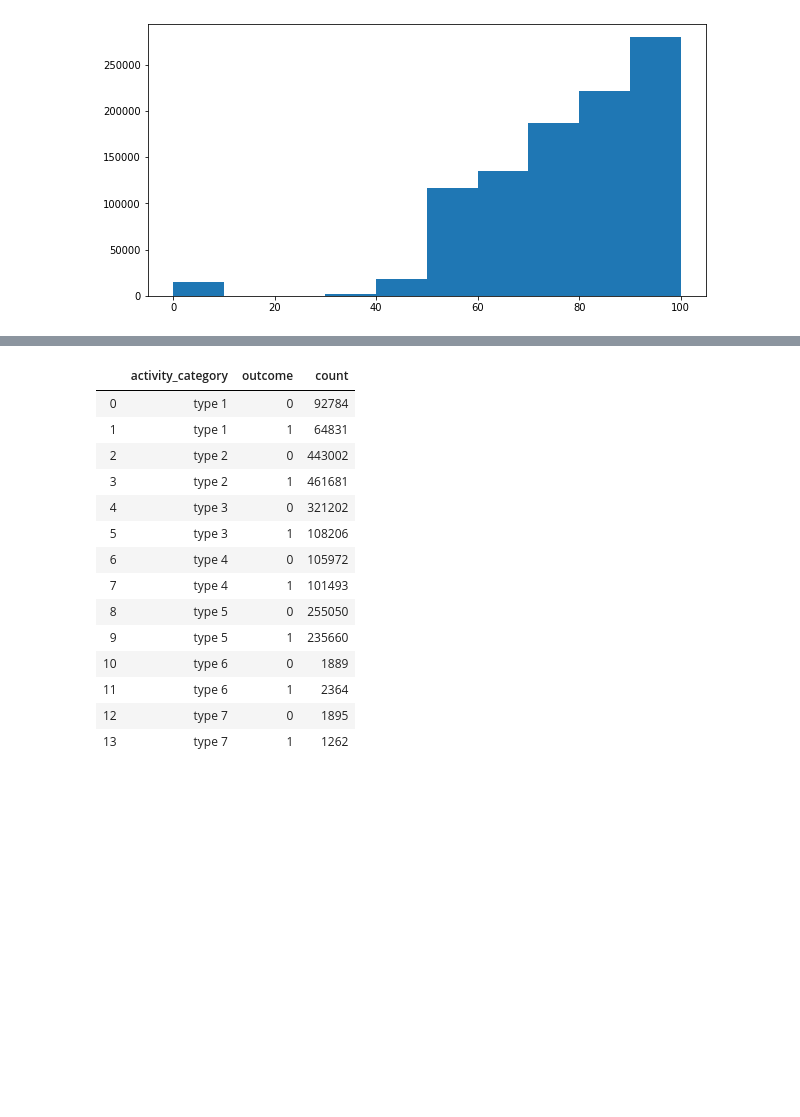
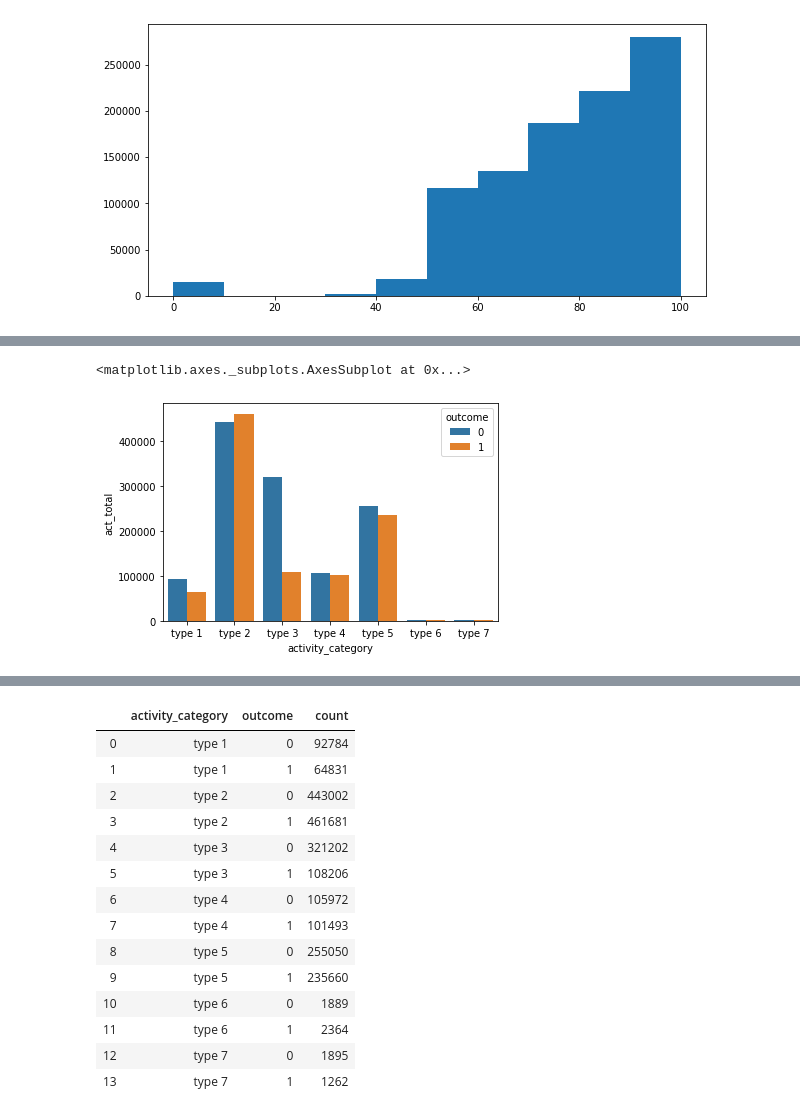
Before and after one commit to khwajajalal/Capstone3-Red_hat_business_value, a Jupyter notebook: red_hat.ipynb, the cells around one changed output, grey strips where cells are left out. Cells and saved outputs as stored; diff of their text form; code cells hidden in the pictures; blank space fills up the shorter version.

```diff
--- a/red_hat.ipynb
+++ b/red_hat.ipynb
@@ -262,0 +223,5 @@ ac.groupby(['activity_category','outcome'])['char_1','char_2', 'char_3', 'char_4
+# %%
+ac_pl_merge_perc = ac_pl_merge.groupby(['activity_category','outcome'])['act_char_1','act_char_2', 'act_char_3', 'act_char_4', 'act_char_5', 'act_char_6', 'act_char_7', 'act_char_8',
+       'act_char_9', 'act_char_10'].count().reset_index()
+ac_pl_merge_perc['act_total'] = ac_pl_merge_perc['act_char_9'] + ac_pl_merge_perc['act_char_10']
+ac_pl_merge_perc
@@ -262,0 +244,5 @@ ac.groupby(['activity_category','outcome'])['char_1','char_2', 'char_3', 'char_4
+# %%
+sns.barplot('activity_category', 'act_total', data=ac_pl_merge_perc, ci=False, hue='outcome')
+# %% [output]
+<matplotlib.axes._subplots.AxesSubplot at 0x...>
+[figure, added]
```
Also changed, not shown: parts of 82 cells of this notebook.
